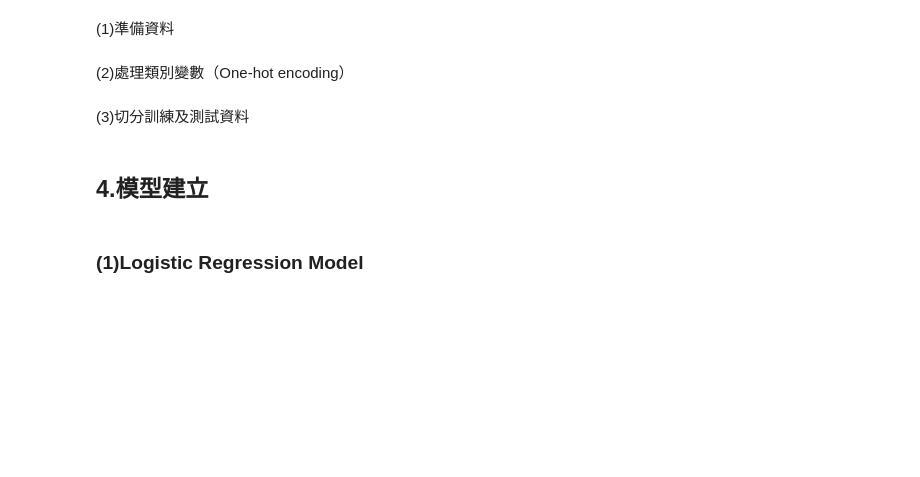
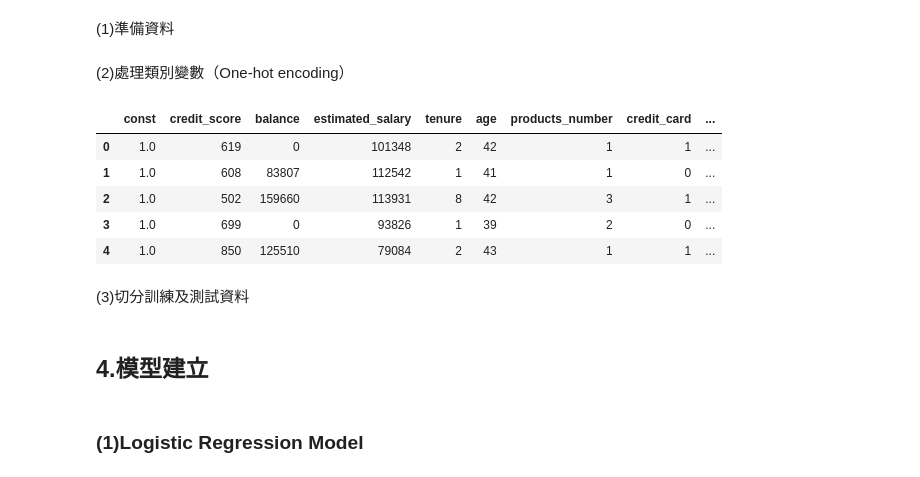
Before and after one commit to akilchen/side-project, a Jupyter notebook: Bank_Customer_Churn_Dataset.ipynb, the cells around one changed output. Saved outputs shown, nothing was run; the diff lists cells and outputs as text; code cells hidden in the pictures; blank space fills up the shorter version.

```diff
--- a/Bank_Customer_Churn_Dataset.ipynb
+++ b/Bank_Customer_Churn_Dataset.ipynb
@@ -337,16 +363,11 @@ plt.show()
 # %% [markdown]
 201K以上占58.1%的流失率，感覺有異，做分組的交叉分析細看狀況
 # %%
-# 分箱
-bins = [0, 50999, 100999, 150999, 200999, 250999]
-labels = ['0-50K', '51-100K', '101-150K', '151-200K', '201+']
-df['balancect_grp'] = pd.cut(df['balance'], bins=bins, labels=labels, right=True)
-
 # 用交叉表查看每組balance的流失與否人數
-ct = pd.crosstab(df['balancect_grp'], df['churn'])
+ct = pd.crosstab(df['balance_grp'], df['churn'])
 
 # 加上row百分比
-ct_percent = pd.crosstab(df['balancect_grp'], df['churn'], normalize='index') * 100
+ct_percent = pd.crosstab(df['balance_grp'], df['churn'], normalize='index') * 100
 
 
 print(ct)
@@ -437,8 +440,24 @@ y = df[target]
+# %%
+#X(自變數)和y(應變數)
+x = df[['country', 'gender','credit_score', 'balance', 'estimated_salary', 'tenure','age','products_number','credit_card','active_member']]  # 舉例，包含連續變數
+y = df['churn']
 # %% [markdown]
 (2)處理類別變數（One-hot encoding）
 # %%
+import statsmodels.api as sm
+
 # 對類別變數做 one-hot encoding
-x = pd.get_dummies(x, columns=['country', 'gender'], drop_first=True)  # drop_first=True 是避免假共線
+x_encode = pd.get_dummies(x, drop_first=True).astype(int) # drop_first=True 是避免假共線
+x_encode = sm.add_constant(x_encode)
+
+x_encode.head()
+# %% [output]
+|  | const | credit_score | balance | estimated_salary | tenure | age | products_number | credit_card | ... |
+| 0 | 1.0 | 619 | 0 | 101348 | 2 | 42 | 1 | 1 | ... |
+| 1 | 1.0 | 608 | 83807 | 112542 | 1 | 41 | 1 | 0 | ... |
+| 2 | 1.0 | 502 | 159660 | 113931 | 8 | 42 | 3 | 1 | ... |
+| 3 | 1.0 | 699 | 0 | 93826 | 1 | 39 | 2 | 0 | ... |
+| 4 | 1.0 | 850 | 125510 | 79084 | 2 | 43 | 1 | 1 | ... |
 # %% [markdown]
 (3)切分訓練及測試資料
 # %%
```
Also changed, not shown: parts of 34 cells of this notebook.
